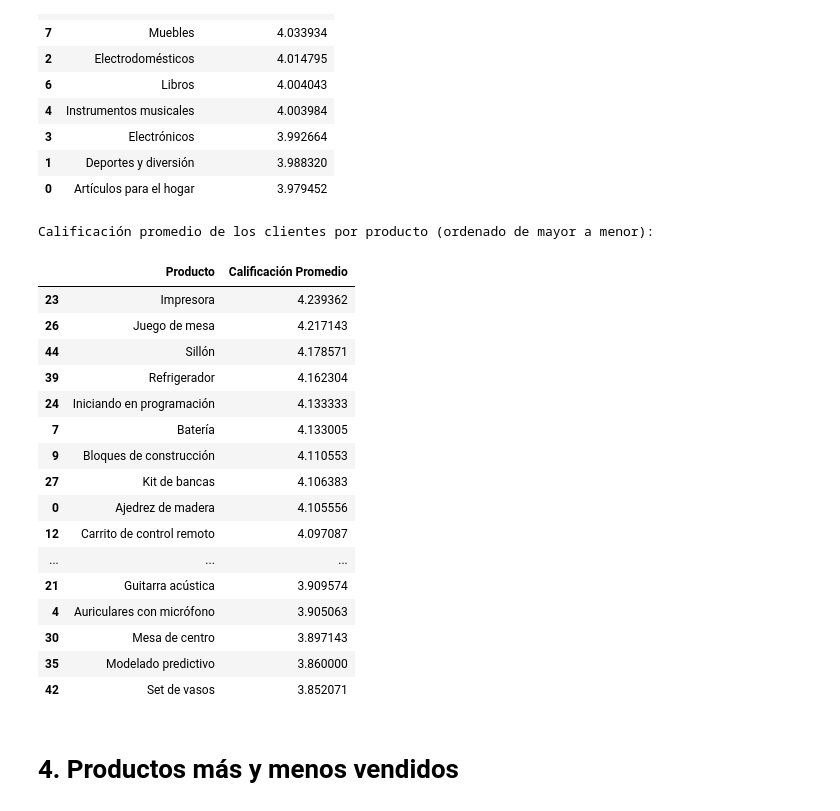
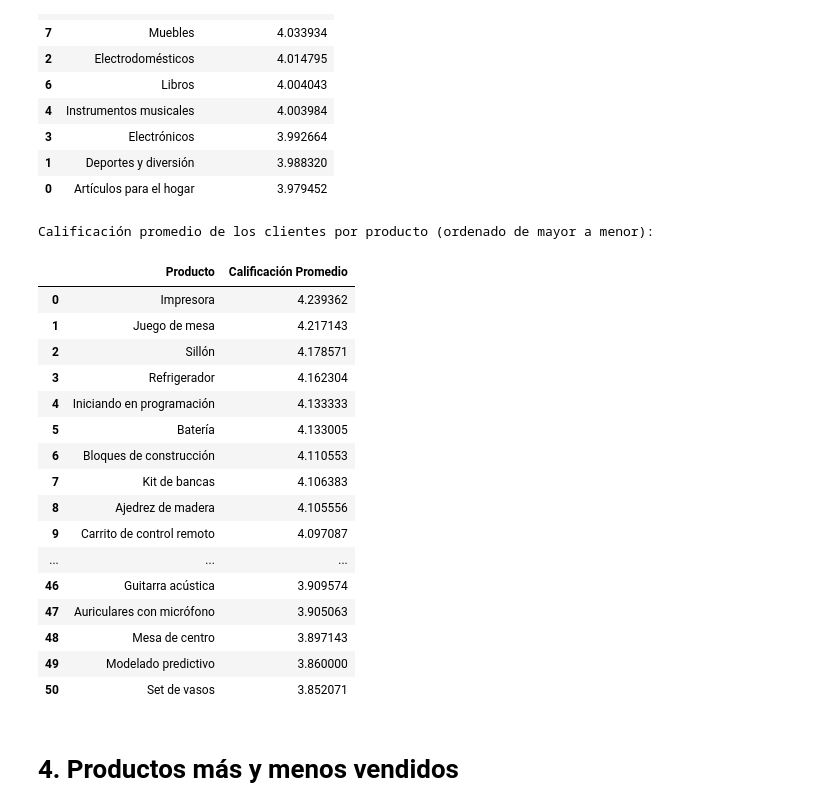
Before and after one commit to Mj-Novoa/challenge1-data-science-latam, a Jupyter notebook: AluraStoreLatam.ipynb, the cells around one changed output. Saved outputs shown, nothing was run; the diff lists cells and outputs as text; code cells hidden in the pictures.

```diff
--- a/AluraStoreLatam.ipynb
+++ b/AluraStoreLatam.ipynb
@@ -238,30 +238,30 @@ Calificación promedio de los clientes por categoría (ordenado de mayor a menor
 # %%
 calificacion_promedio_por_producto = tiendas_unificadas.groupby('Producto')['Calificación'].mean().reset_index()
 calificacion_promedio_por_producto = calificacion_promedio_por_producto.rename(columns={'Calificación': 'Calificación Promedio'})
 
-calificacion_promedio_por_producto = calificacion_promedio_por_producto.sort_values(by='Calificación Promedio', ascending=False)
+calificacion_promedio_por_producto = calificacion_promedio_por_producto.sort_values(by='Calificación Promedio', ascending=False).reset_index(drop=True)
 
 print("Calificación promedio de los clientes por producto (ordenado de mayor a menor):")
 display(calificacion_promedio_por_producto)
 # %% [output]
 Calificación promedio de los clientes por producto (ordenado de mayor a menor):
 |  | Producto | Calificación Promedio |
-| 23 | Impresora | 4.239362 |
-| 26 | Juego de mesa | 4.217143 |
-| 44 | Sillón | 4.178571 |
-| 39 | Refrigerador | 4.162304 |
-| 24 | Iniciando en programación | 4.133333 |
-| 7 | Batería | 4.133005 |
-| 9 | Bloques de construcción | 4.110553 |
-| 27 | Kit de bancas | 4.106383 |
-| 0 | Ajedrez de madera | 4.105556 |
-| 12 | Carrito de control remoto | 4.097087 |
+| 0 | Impresora | 4.239362 |
+| 1 | Juego de mesa | 4.217143 |
+| 2 | Sillón | 4.178571 |
+| 3 | Refrigerador | 4.162304 |
+| 4 | Iniciando en programación | 4.133333 |
+| 5 | Batería | 4.133005 |
+| 6 | Bloques de construcción | 4.110553 |
+| 7 | Kit de bancas | 4.106383 |
+| 8 | Ajedrez de madera | 4.105556 |
+| 9 | Carrito de control remoto | 4.097087 |
 | ... | ... | ... |
-| 21 | Guitarra acústica | 3.909574 |
-| 4 | Auriculares con micrófono | 3.905063 |
-| 30 | Mesa de centro | 3.897143 |
-| 35 | Modelado predictivo | 3.860000 |
-| 42 | Set de vasos | 3.852071 |
+| 46 | Guitarra acústica | 3.909574 |
+| 47 | Auriculares con micrófono | 3.905063 |
+| 48 | Mesa de centro | 3.897143 |
+| 49 | Modelado predictivo | 3.860000 |
+| 50 | Set de vasos | 3.852071 |
 # %% [markdown]
 # 4. Productos más y menos vendidos
 # %%
```
